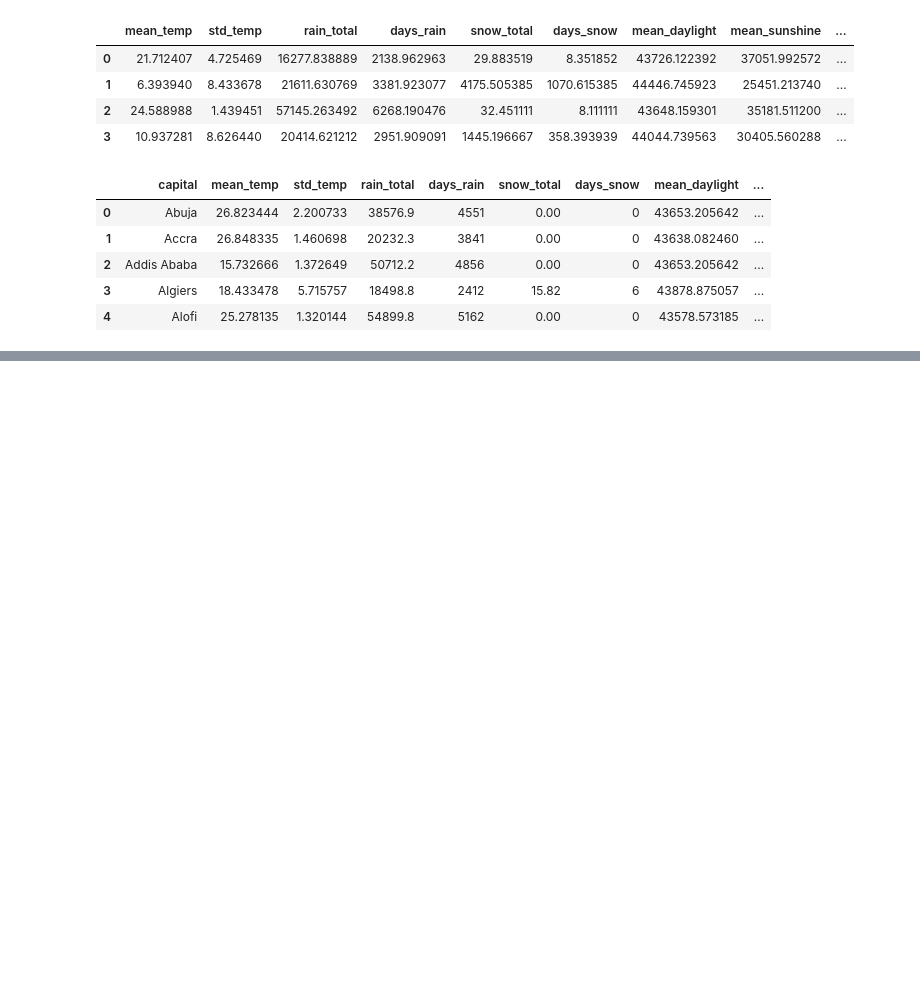
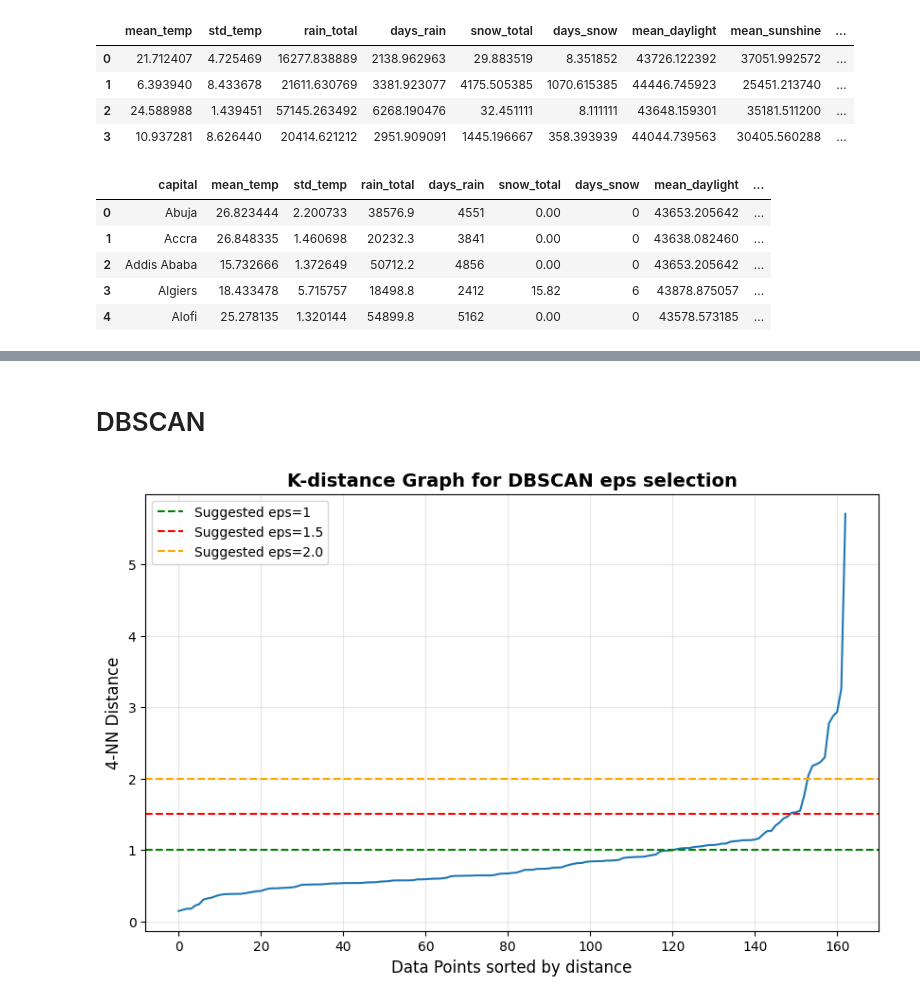
Before and after one commit to gabri17/Data-Mining-Project, a Jupyter notebook: cluster.ipynb, the cells around one changed output, grey strips where cells are left out. Cells and saved outputs as stored; diff of their text form; code cells hidden in the pictures; blank space fills up the shorter version.

```diff
--- a/cluster.ipynb
+++ b/cluster.ipynb
@@ -247,0 +354,35 @@ plt.show()
+# %% [markdown]
+# DBSCAN
+# %%
+from sklearn.neighbors import NearestNeighbors
+
+""" clustering = DBSCAN(eps=3, min_samples=2).fit(X_scaled)
+df_clusters["cluster"] = clustering.labels_ """
+
+# Calculate k-nearest neighbors distances
+min_samples = 5
+k_nn = min_samples - 1
+
+neighbors = NearestNeighbors(n_neighbors=k_nn)
+neighbors_fit = neighbors.fit(X_scaled)
+distances, indices = neighbors_fit.kneighbors(X_scaled)
+
+# Sort distances
+distances = np.sort(distances[:, k-1], axis=0)
+
+# Plot k-distance graph
+plt.figure(figsize=(10, 6))
+plt.plot(distances)
+plt.xlabel('Data Points sorted by distance', fontsize=12)
+plt.ylabel(f'{k_nn}-NN Distance', fontsize=12)
+plt.title('K-distance Graph for DBSCAN eps selection', fontsize=14, fontweight='bold')
+plt.grid(True, alpha=0.3)
+plt.axhline(y=1, color='g', linestyle='--', label='Suggested eps=1')
+plt.axhline(y=1.5, color='r', linestyle='--', label='Suggested eps=1.5')
+plt.axhline(y=2.0, color='orange', linestyle='--', label='Suggested eps=2.0')
+plt.legend()
+plt.show()
+
+#eps = 1.25
+# %% [output]
+[figure, added]
```
Also changed, not shown: parts of 15 cells of this notebook.
